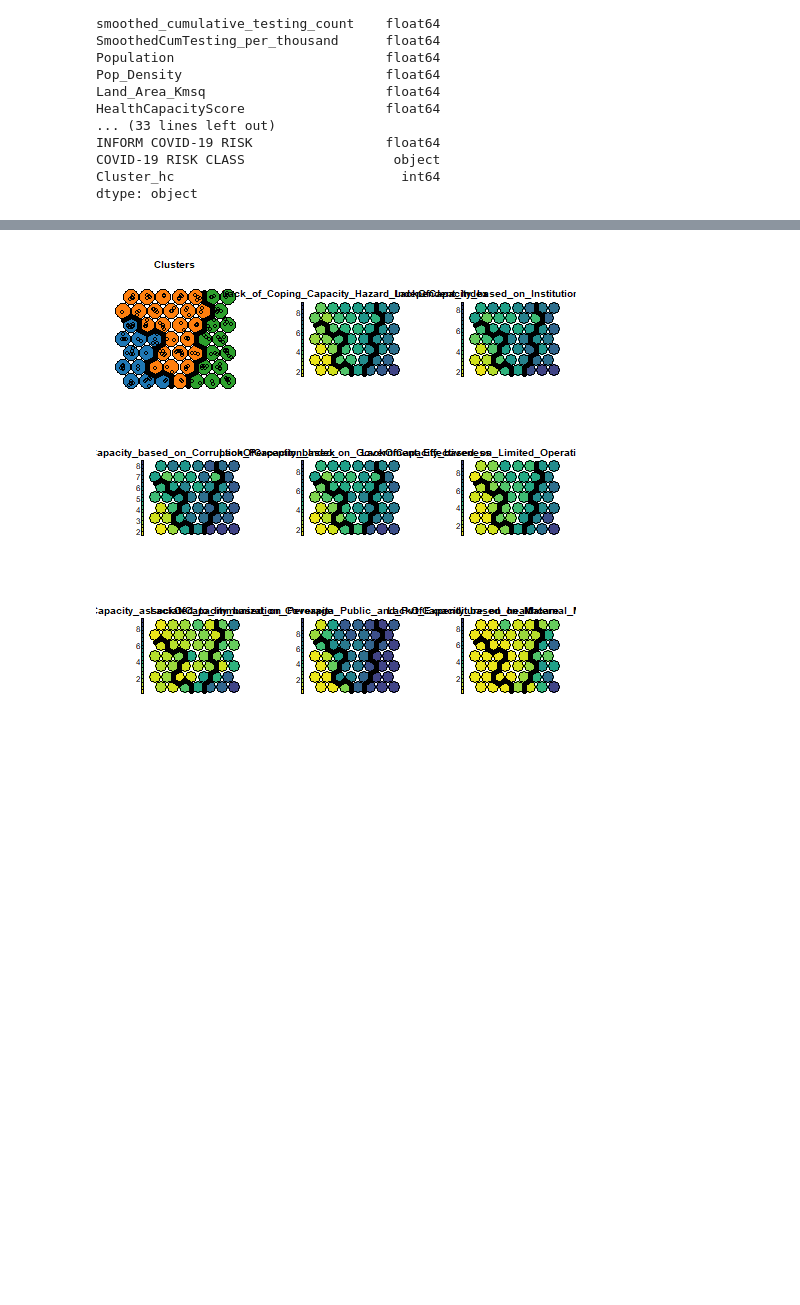
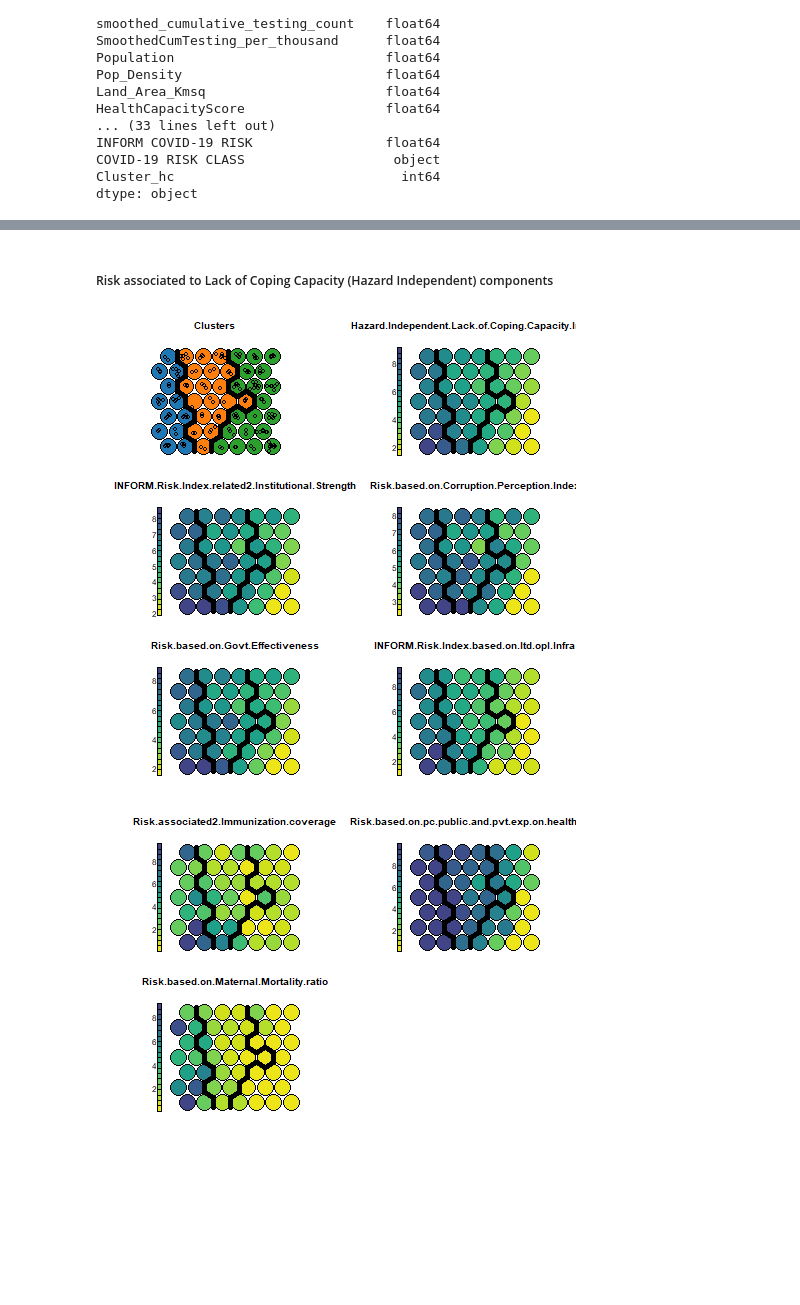
Before and after one commit to namitachhibba/COVID-19_ClusteringAnalysis, a Jupyter notebook: covid19-project-v2-modelling-Final.ipynb, the cells around one changed output, grey strips where cells are left out. Drawn from its saved outputs; the diff is of its cells as text; code cells hidden in the pictures; blank space fills up the shorter version.

```diff
--- a/covid19-project-v2-modelling-Final.ipynb
+++ b/covid19-project-v2-modelling-Final.ipynb
@@ -516,7 +518,7 @@ countries_only_in_df_TestData
 
 gr_confirmed1["Country/Region"].replace({'Taiwan*': 'Taiwan'}, inplace = True)
 for df in df_unmelted:
-    df["Country/Region"].replace({'United States': 'US', "Czech Republic":"Czechia", "South Korea": "Korea, South"}, inplace = True)
+    df["Country/Region"].replace({'United States': 'US', "Czech Republic":"Czechia", "South Korea": "Korea, South", "Democratic Republic of Congo": "Congo (Kinshasa)", 'Myanmar': 'Burma'}, inplace = True)
 # %%
 # Making the Changes in original datasets of Confirmed Cases/ Deaths/ Recovered  datasets and their melted forms
 
@@ -1779,17 +1803,21 @@ for (i in 9:16) {
 # %%
 %%R
 
-par(mfrow=c(3, 3))
-par(mar = c(1, 1, 0.1, 1))
-par(oma = c(0, 0, 0.5, 0))
+par(mfrow=c(3,2))
 par(xpd=NA)
-#windows.options(width=10, height=10)
+# par(mar = c(5.1, 4.1, 4.1, 2.1))
+# par(mar = c(1, 1, 0.1, 1))
+# par(oma = c(0, 0, 0.5, 0))
+
 plot(som_model, type="mapping",
      bgcol = pretty_palette[som_cluster],
      main = "Clusters", cex.main=0.20)
 add.cluster.boundaries(som_model, som_cluster)
 
-for (i in 17:24) {
+# list = c(2, 6, 14, 15, 18, 19, 20, 29, 31)
+
+
+for (i in 18:27) {
   plot(som_model, type = "property",
        property = getCodes(som_model)[,i],
        main=colnames(getCodes(som_model))[i],
@@ -1802,17 +1833,21 @@ for (i in 17:24) {
 # %%
 %%R
 
-par(mfrow=c(3, 3))
-par(mar = c(1, 1, 0.1, 1))
-par(oma = c(0, 0, 0.5, 0))
+par(mfrow=c(3,2))
 par(xpd=NA)
-#windows.options(width=10, height=10)
+# par(mar = c(5.1, 4.1, 4.1, 2.1))
+# par(mar = c(1, 1, 0.1, 1))
+# par(oma = c(0, 0, 0.5, 0))
+
 plot(som_model, type="mapping",
      bgcol = pretty_palette[som_cluster],
      main = "Clusters", cex.main=0.20)
 add.cluster.boundaries(som_model, som_cluster)
 
-for (i in 25:32) {
+# list = c(2, 6, 14, 15, 18, 19, 20, 29, 31)
+
+
+for (i in 28:31) {
   plot(som_model, type = "property",
        property = getCodes(som_model)[,i],
        main=colnames(getCodes(som_model))[i],
@@ -1825,22 +1860,30 @@ for (i in 25:32) {
+# %% [markdown]
+##### Risk associated to Lack of Coping Capacity (Hazard Independent) components
 # %%
 %%R
 
-par(mfrow=c(3, 3))
-par(mar = c(1, 1, 0.1, 1))
-par(oma = c(0, 0, 0.5, 0))
+par(mfrow=c(3,2))
 par(xpd=NA)
-#windows.options(width=10, height=10)
+# par(mar = c(5.1, 4.1, 4.1, 2.1))
+# par(mar = c(1, 1, 0.1, 1))
+# par(oma = c(0, 0, 0.5, 0))
+
 plot(som_model, type="mapping",
      bgcol = pretty_palette[som_cluster],
      main = "Clusters", cex.main=0.20)
 add.cluster.boundaries(som_model, som_cluster)
 
-for (i in 33: 40) {
+# list = c(2, 6, 14, 15, 18, 19, 20, 29, 31)
+
+
+for (i in 33:40) {
   plot(som_model, type = "property",
        property = getCodes(som_model)[,i],
        main=colnames(getCodes(som_model))[i],
        palette.name=vircols)
   add.cluster.boundaries(som_model, som_cluster)
+
 }
 # %% [output]
-[figure, old version]
+[figure, new version]
+[figure, added]
```
Also changed, not shown: parts of 109 cells of this notebook.
